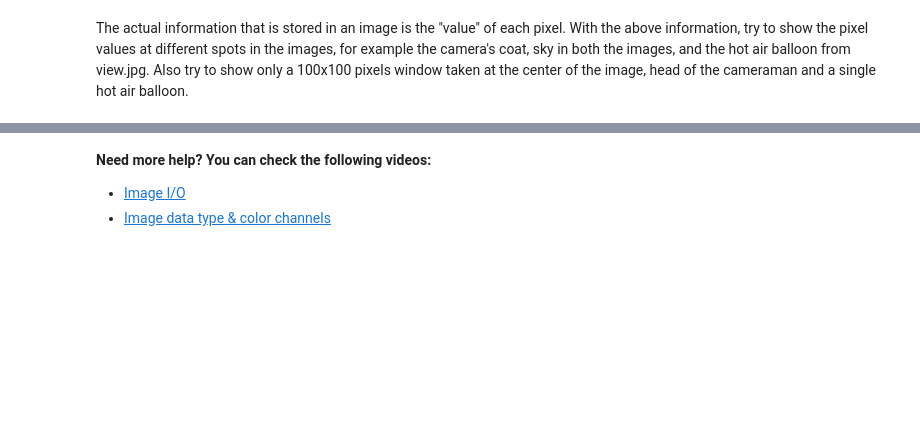
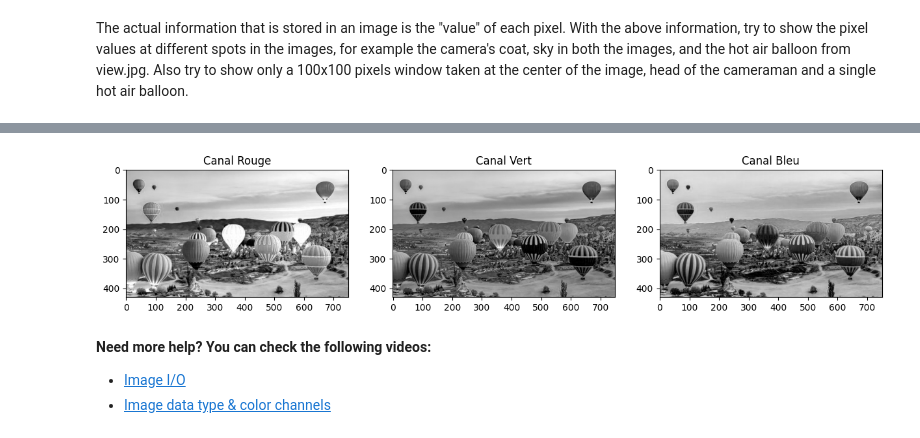
Before and after one commit to mordamed/ImageProcessing, a Jupyter notebook: TP1/TP1_Image_Information.ipynb, the cells around one changed output, grey strips where cells are left out. Saved outputs shown, nothing was run; the diff lists cells and outputs as text; code cells hidden in the pictures; blank space fills up the shorter version.

```diff
--- a/TP1/TP1_Image_Information.ipynb
+++ b/TP1/TP1_Image_Information.ipynb
@@ -61,3 +99,24 @@ Also try to show only a 100x100 pixels window taken at the center of the image,
+# %%
+redView = imgView[:, :, 0]
+greenView = imgView[:, :, 1]
+blueView = imgView[:, :, 2]
+
+plt.figure(figsize=(15,5))
+
+plt.subplot(1,3,1)
+plt.title("Canal Rouge")
+plt.imshow(redView, cmap='gray')
+
+plt.subplot(1,3,2)
+plt.title("Canal Vert")
+plt.imshow(greenView, cmap='gray')
+
+plt.subplot(1,3,3)
+plt.title("Canal Bleu")
+plt.imshow(blueView, cmap='gray')
+plt.show()
+# %% [output]
+[figure, added]
 # %% [markdown]
 **Need more help? You can check the following videos:**
 
```
Also changed, not shown: parts of 36 cells of this notebook.
